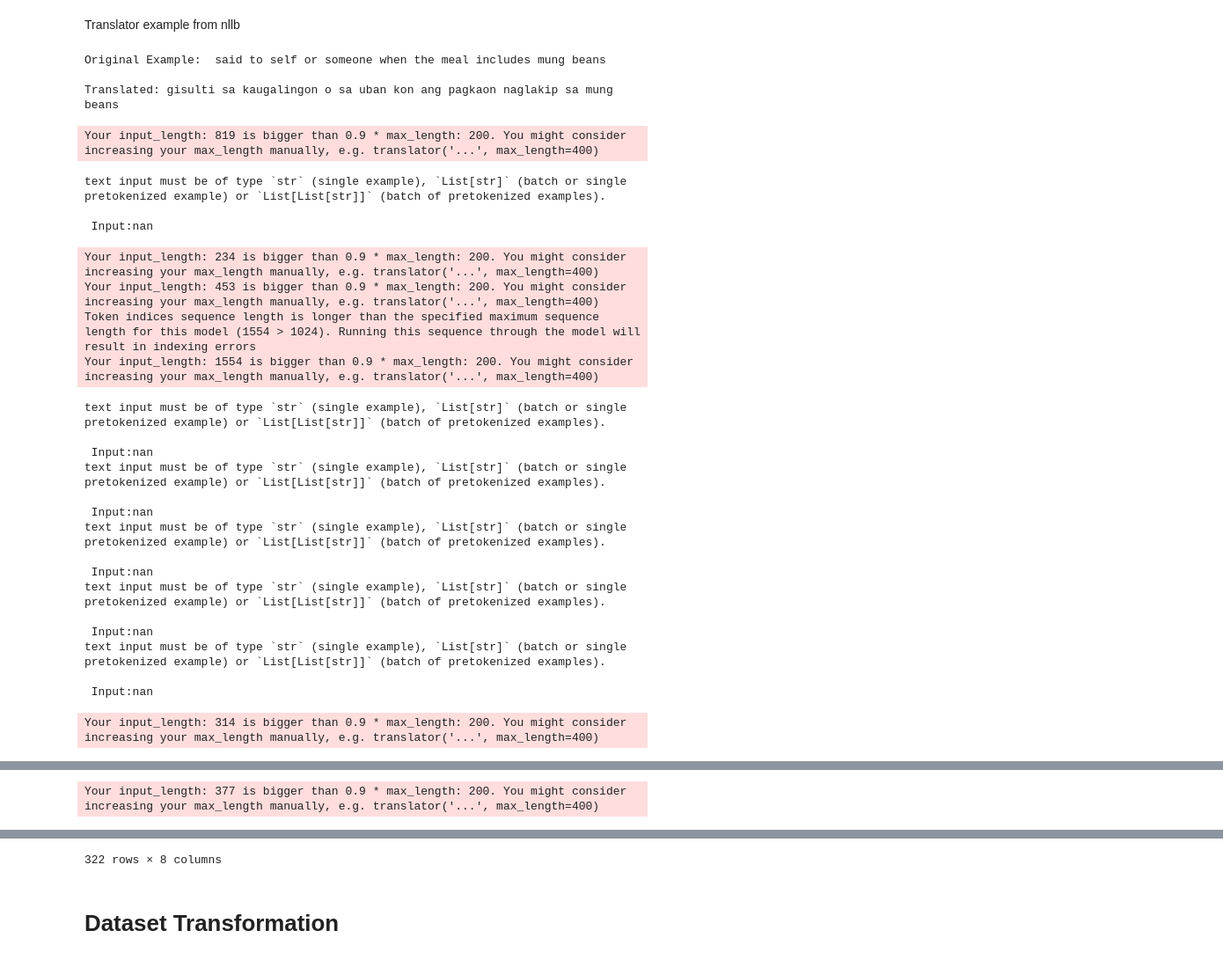
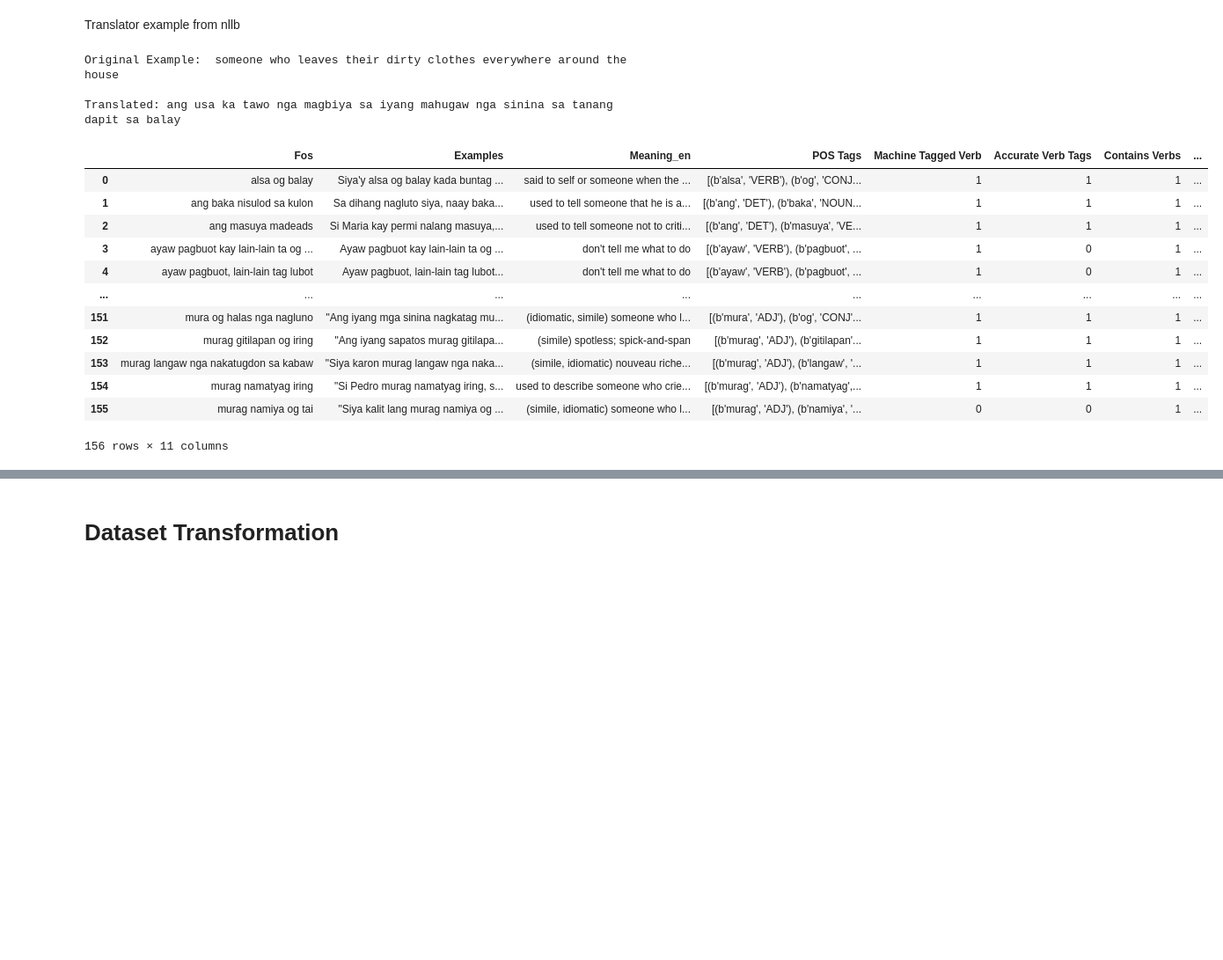
Before and after one commit to MiguelPartosa/Thesis-FOS-BinaryClass-WSD, a Jupyter notebook: Thesis_Implementation_1_2.ipynb, the cells around one changed output, grey strips where cells are left out. Shown at 88% size. Cells and saved outputs as stored; diff of their text form; code cells hidden in the pictures; blank space fills up the shorter version.

```diff
--- a/Thesis_Implementation_1_2.ipynb
+++ b/Thesis_Implementation_1_2.ipynb
@@ -244,0 +238,23 @@ Dropped:
+# %%
+import re
+
+# Example
+sample_set = df_verbs_filtered.iloc[151:156, [2]]
+
+
+def CleanWordSense(meaning: str) -> str:
+    # Strip characters inside parenthesis inclusively
+    clean = re.sub(r'\s*\([^)]*\)', '', meaning).strip()
+
+    # Set of delimiters observed in the column
+    delimiters = [';', '.', ',']
+
+    pattern = f"[{''.join(re.escape(char) for char in delimiters)}]"
+
+    # Find the first occurrence in clean
+    match = re.search(pattern, clean)
+
+    return clean[0:match.start()] if match else clean
+
+
+sample_set['Meaning_en'].apply(CleanWordSense)
@@ -244,0 +268,5 @@ Dropped:
+# %%
+df_cleaned_sense = df_verbs_filtered.copy()
+df_cleaned_sense['Cleaned Word Sense'] = df_cleaned_sense.iloc[:, 2].apply(
+    CleanWordSense)
+df_cleaned_sense['Cleaned Word Sense']
@@ -270,39 +312,28 @@ def TranslateCebuano(text: str) -> str:
         print(f"{e}\n\n Input:{text}")
         return ""
 # %%
-print("Original Example: ", example.iloc[:, 4][0], "\n\nTranslated:", TranslateCebuano(
-    example.iloc[:, 4][0]))
+print("Original Example: ", example['Cleaned Word Sense'][0], "\n\nTranslated:", TranslateCebuano(
+    example['Cleaned Word Sense'][0]))
 # %% [output]
-Original Example:  said to self or someone when the meal includes mung beans
+Original Example:  someone who leaves their dirty clothes everywhere around the house
 
-Translated: gisulti sa kaugalingon o sa uban kon ang pagkaon naglakip sa mung beans
+Translated: ang usa ka tawo nga magbiya sa iyang mahugaw nga sinina sa tanang dapit sa balay
 # %%
-df_translated = df.copy()
-df_translated.iloc[:, 4] = df_translated.iloc[:, 4].apply(
+df_translated = df_cleaned_sense.copy()
+df_translated["Translated Word Sense"] = df_cleaned_sense['Cleaned Word Sense'].apply(
     lambda x: TranslateCebuano(x))
 df_translated
 # %% [output]
+|  | Fos | Examples | Meaning_en | POS Tags | Machine Tagged Verb | Accurate Verb Tags | Contains Verbs | ... |
+| 0 | alsa og balay | Siya'y alsa og balay kada buntag ... | said to self or someone when the ... | [(b'alsa', 'VERB'), (b'og', 'CONJ... | 1 | 1 | 1 | ... |
+| 1 | ang baka nisulod sa kulon | Sa dihang nagluto siya, naay baka... | used to tell someone that he is a... | [(b'ang', 'DET'), (b'baka', 'NOUN... | 1 | 1 | 1 | ... |
+| 2 | ang masuya madeads | Si Maria kay permi nalang masuya,... | used to tell someone not to criti... | [(b'ang', 'DET'), (b'masuya', 'VE... | 1 | 1 | 1 | ... |
+| 3 | ayaw pagbuot kay lain-lain ta og ... | Ayaw pagbuot kay lain-lain ta og ... | don't tell me what to do | [(b'ayaw', 'VERB'), (b'pagbuot', ... | 1 | 0 | 1 | ... |
+| 4 | ayaw pagbuot, lain-lain tag lubot | Ayaw pagbuot, lain-lain tag lubot... | don't tell me what to do | [(b'ayaw', 'VERB'), (b'pagbuot', ... | 1 | 0 | 1 | ... |
+| ... | ... | ... | ... | ... | ... | ... | ... | ... |
+| 151 | mura og halas nga nagluno | "Ang iyang mga sinina nagkatag mu... | (idiomatic, simile) someone who l... | [(b'mura', 'ADJ'), (b'og', 'CONJ'... | 1 | 1 | 1 | ... |
+| 152 | murag gitilapan og iring | "Ang iyang sapatos murag gitilapa... | (simile) spotless; spick-and-span | [(b'murag', 'ADJ'), (b'gitilapan'... | 1 | 1 | 1 | ... |
+| 153 | murag langaw nga nakatugdon sa kabaw | "Siya karon murag langaw nga naka... | (simile, idiomatic) nouveau riche... | [(b'murag', 'ADJ'), (b'langaw', '... | 1 | 1 | 1 | ... |
+| 154 | murag namatyag iring | "Si Pedro murag namatyag iring, s... | used to describe someone who crie... | [(b'murag', 'ADJ'), (b'namatyag',... | 1 | 1 | 1 | ... |
+| 155 | murag namiya og tai | "Siya kalit lang murag namiya og ... | (simile, idiomatic) someone who l... | [(b'murag', 'ADJ'), (b'namiya', '... | 0 | 0 | 1 | ... |
-Your input_length: 819 is bigger than 0.9 * max_length: 200. You might consider increasing your max_length manually, e.g. translator('...', max_length=400)
+156 rows × 11 columns
-text input must be of type `str` (single example), `List[str]` (batch or single pretokenized example) or `List[List[str]]` (batch of pretokenized examples).
-
- Input:nan
-Your input_length: 234 is bigger than 0.9 * max_length: 200. You might consider increasing your max_length manually, e.g. translator('...', max_length=400)
-Your input_length: 453 is bigger than 0.9 * max_length: 200. You might consider increasing your max_length manually, e.g. translator('...', max_length=400)
-Token indices sequence length is longer than the specified maximum sequence length for this model (1554 > 1024). Running this sequence through the model will result in indexing errors
-Your input_length: 1554 is bigger than 0.9 * max_length: 200. You might consider increasing your max_length manually, e.g. translator('...', max_length=400)
-text input must be of type `str` (single example), `List[str]` (batch or single pretokenized example) or `List[List[str]]` (batch of pretokenized examples).
-
- Input:nan
-text input must be of type `str` (single example), `List[str]` (batch or single pretokenized example) or `List[List[str]]` (batch of pretokenized examples).
-
- Input:nan
-text input must be of type `str` (single example), `List[str]` (batch or single pretokenized example) or `List[List[str]]` (batch of pretokenized examples).
-
- Input:nan
-text input must be of type `str` (single example), `List[str]` (batch or single pretokenized example) or `List[List[str]]` (batch of pretokenized examples).
-
- Input:nan
-text input must be of type `str` (single example), `List[str]` (batch or single pretokenized example) or `List[List[str]]` (batch of pretokenized examples).
-
- Input:nan
-Your input_length: 314 is bigger than 0.9 * max_length: 200. You might consider increasing your max_length manually, e.g. translator('...', max_length=400)
@@ -327 +339,0 @@ text input must be of type `str` (single example), `List[str]` (batch or single
-Your input_length: 377 is bigger than 0.9 * max_length: 200. You might consider increasing your max_length manually, e.g. translator('...', max_length=400)
@@ -340 +339,0 @@ Your input_length: 377 is bigger than 0.9 * max_length: 200. You might consider
-322 rows × 8 columns
```
Also changed, not shown: parts of 25 cells of this notebook, 5 other files.
